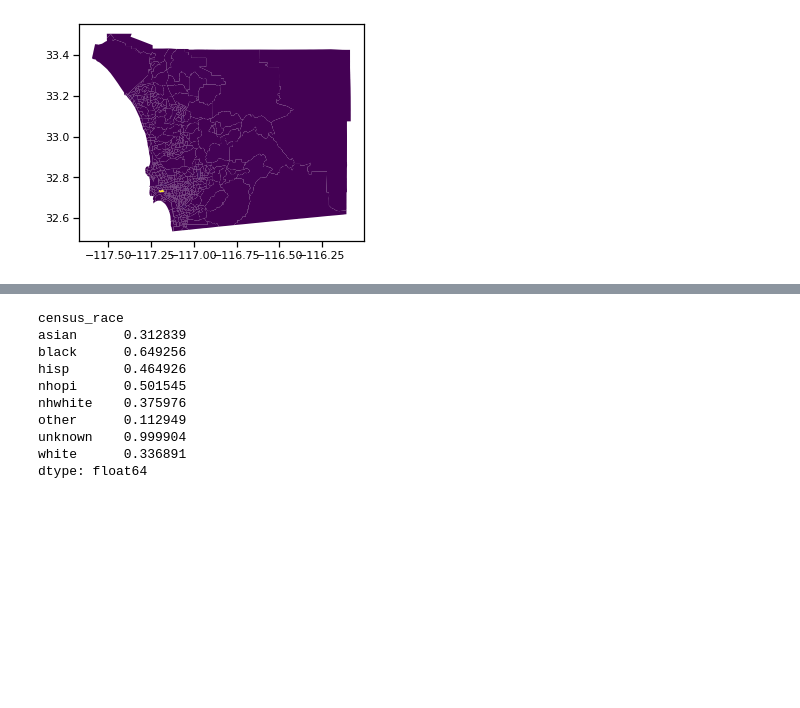
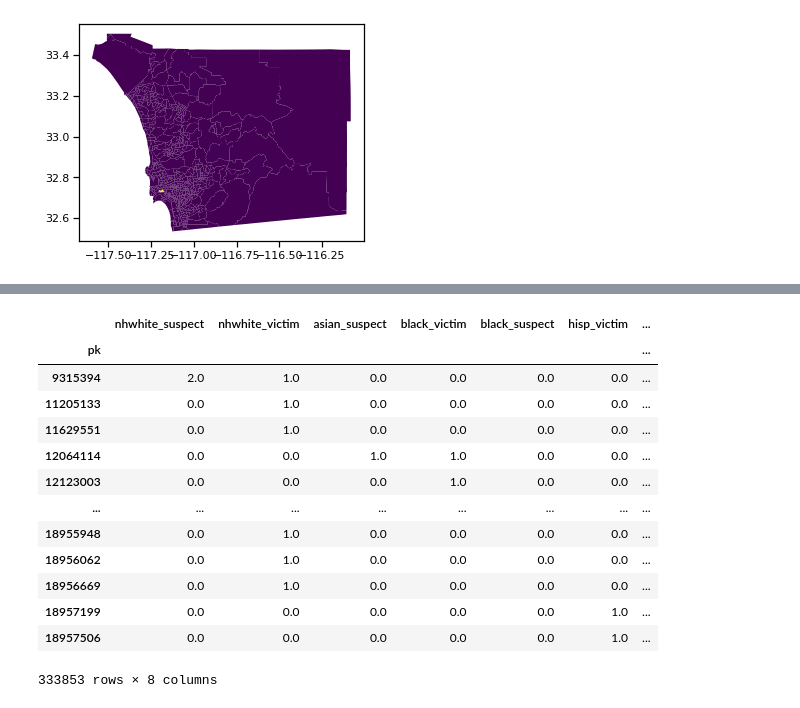
Before and after one commit to metatab-packages/sandiegodata.org-crime_victims, a Jupyter notebook: notebooks/Explore.ipynb, the cells around one changed output, grey strips where cells are left out. Cells and saved outputs as stored; diff of their text form; code cells hidden in the pictures; blank space fills up the shorter version.

```diff
--- a/notebooks/Explore.ipynb
+++ b/notebooks/Explore.ipynb
@@ -104,17 +227,3 @@ df.head().T
 | intptlat | 32.6789 | NaN | NaN | NaN | NaN |
 | intptlon | -117.088 | NaN | NaN | NaN | NaN |
 | geometry | POINT (-117.0875061797541 32.6788... | NaN | NaN | NaN | NaN |
-# %%
-t =df.groupby('personrole').census_race.value_counts().unstack().T
-t.SUSPECT/(t.SUSPECT+t.VICTIM)
-# %% [output]
-census_race
-asian      0.312839
-black      0.649256
-hisp       0.464926
-nhopi      0.501545
-nhwhite    0.375976
-other      0.112949
-unknown    0.999904
-white      0.336891
-dtype: float64
@@ -124,0 +230,24 @@ df[(df.sex == 'MALE') & (df.personrole == 'VICTIM')].chargedescription.value_cou
+# %%
+t = df.copy()
+t['personrole'] = t.personrole.replace({'VICTIM/WITNESS':'VICTIM'})
+t = t.groupby(['pk','personrole','census_race']).activitynumber.count().sort_values(ascending=False)\
+    .to_frame('n').reset_index()
+t = t[~t.census_race.isin(['unknown','other','nhopi', 'white'])]
+t = t.sort_values(['pk','census_race','personrole']).set_index(['pk','personrole', 'census_race' ]).unstack([1,2]).fillna(0)
+t.columns = [f"{race}_{role.lower()}" for n,role,race in t.columns]
+t
+# %% [output]
+|  | nhwhite_suspect | nhwhite_victim | asian_suspect | black_victim | black_suspect | hisp_victim | ... |
+| pk |  |  |  |  |  |  | ... |
+| 9315394 | 2.0 | 1.0 | 0.0 | 0.0 | 0.0 | 0.0 | ... |
+| 11205133 | 0.0 | 1.0 | 0.0 | 0.0 | 0.0 | 0.0 | ... |
+| 11629551 | 0.0 | 1.0 | 0.0 | 0.0 | 0.0 | 0.0 | ... |
+| 12064114 | 0.0 | 0.0 | 1.0 | 1.0 | 0.0 | 0.0 | ... |
+| 12123003 | 0.0 | 0.0 | 0.0 | 1.0 | 0.0 | 0.0 | ... |
+| ... | ... | ... | ... | ... | ... | ... | ... |
+| 18955948 | 0.0 | 1.0 | 0.0 | 0.0 | 0.0 | 0.0 | ... |
+| 18956062 | 0.0 | 1.0 | 0.0 | 0.0 | 0.0 | 0.0 | ... |
+| 18956669 | 0.0 | 1.0 | 0.0 | 0.0 | 0.0 | 0.0 | ... |
+| 18957199 | 0.0 | 0.0 | 0.0 | 0.0 | 0.0 | 1.0 | ... |
+| 18957506 | 0.0 | 0.0 | 0.0 | 0.0 | 0.0 | 1.0 | ... |
+333853 rows × 8 columns
```
Also changed, not shown: parts of 18 cells of this notebook, 1 other file.
